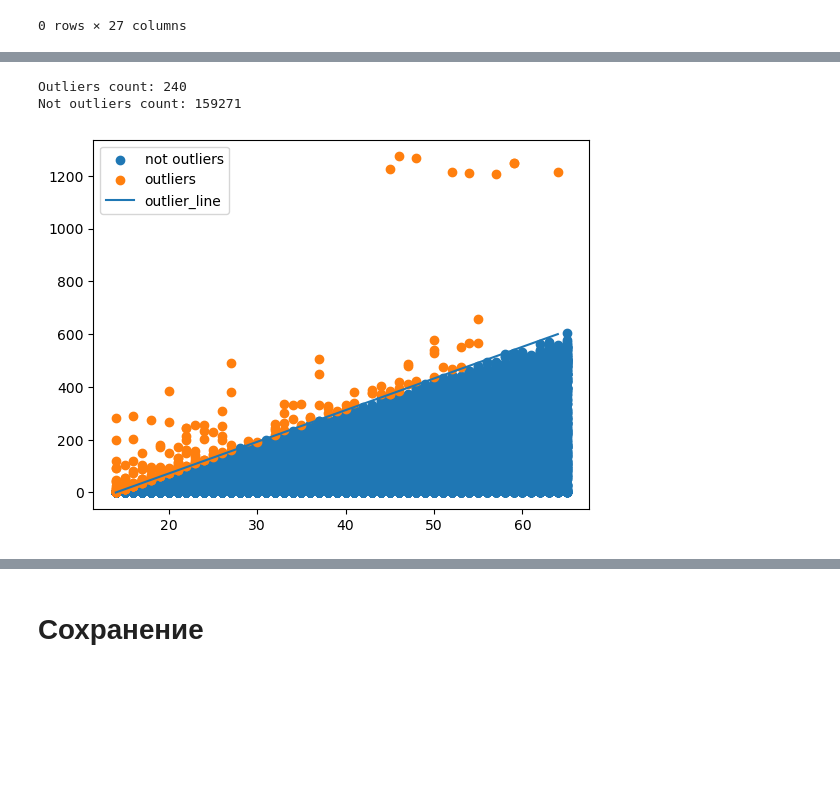
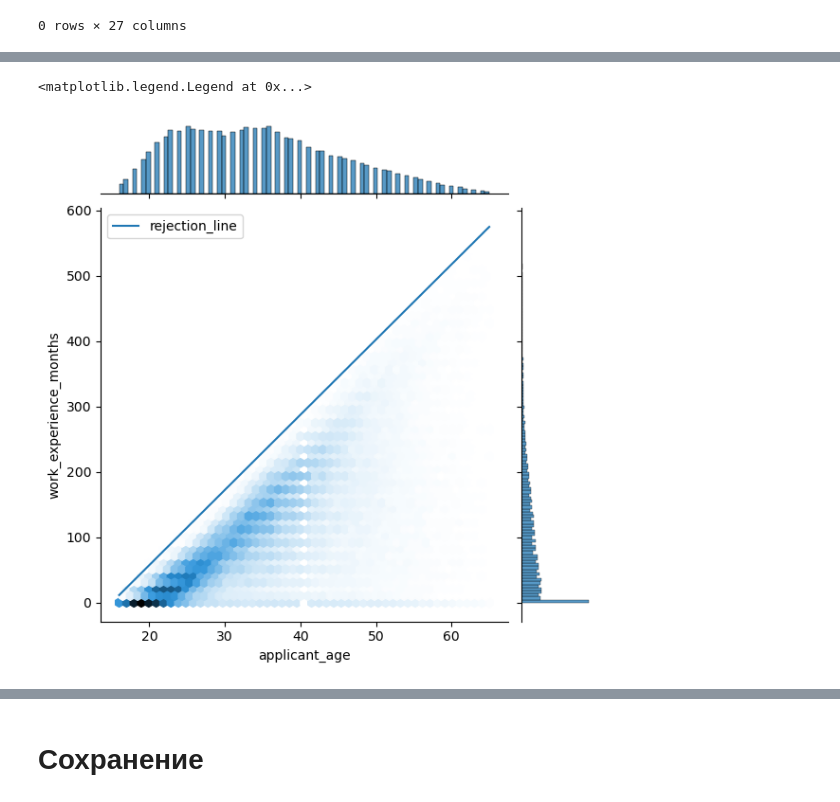
Before and after one commit to listens-to-spotify/-DA-NO-, a Jupyter notebook: preprocessing.ipynb, the cells around one changed output, grey strips where cells are left out. Drawn from its saved outputs; the diff is of its cells as text; code cells hidden in the pictures; blank space fills up the shorter version.

```diff
--- a/preprocessing.ipynb
+++ b/preprocessing.ipynb
@@ -170,3 +167,8 @@ df['applicant_age'] = 0
 for index, row in df.iterrows():
     birth_year = row['year_of_birth']
     df.loc[index, 'applicant_age'] = 2023 - int(birth_year)
+# %%
+df['successful_topic'] =  0
+for index, row in df.iterrows():
+  if (row['initial_state'] == 'invitation') or (row['final_state'] == 'invitation'):
+    df.loc[index, 'successful_topic'] = 1
@@ -238,5 +237,6 @@ min       14.000000
 # %%
-df = df[(df.applicant_age >= 14 ) & (df.applicant_age <= 65)]
+# удаляем всех, кто младше 16 или старше 65 (песнионный возраст)
+df = df[(df.applicant_age >= 16 ) & (df.applicant_age <= 65)]
 unique_resumes = df.drop_duplicates(subset=['resume_id'])
 # %%
 df.resume_region.unique().tolist()
@@ -322,9 +313,19 @@ Name: count, dtype: int64
 # %%
 def F(x):
-    return 12 * (x - 14)
-x = list(range(14, 65, 1))
+    return 11.5 * (x - 15) # 12 - сколько месяцев работают в году условно,
+x = list(range(16, 66, 1))
 y = list(map(F, x))
-plt.scatter(unique_resumes['applicant_age'], unique_resumes['work_experience_months'])
-plt.plot(x, y, 'r')
 # Пока не знаем как задать эту прямую
+unique_resumes_cp = unique_resumes.copy()
+outliers = unique_resumes_cp[unique_resumes_cp.work_experience_months > unique_resumes_cp.applicant_age.apply(F)]
+not_outliers = unique_resumes_cp[unique_resumes_cp.work_experience_months <= unique_resumes_cp.applicant_age.apply(F)]
+plt.scatter(not_outliers['applicant_age'], not_outliers['work_experience_months'], label='not outliers')
+plt.scatter(outliers['applicant_age'], outliers['work_experience_months'], label='outliers')
+plt.plot(x, y, label='rejection line', color='r')
+plt.legend()
+plt.grid()
+print(f'Outliers count: {outliers.shape[0]}')
+print(f'Not outliers count: {not_outliers.shape[0]}')
+print(f'Rejection %: {outliers.shape[0]/not_outliers.shape[0]*100}')
+outliers[outliers.applicant_age <= 16].agg({'initial_state': 'value_counts', 'final_state': 'value_counts'})
 # %% [output]
@@ -332,0 +340,5 @@ plt.plot(x, y, 'r')
+# %%
+# убираем всех, у кого work_experience_months больше 12 * (appplicant_age - 16)
+df = df[df.work_experience_months < df.applicant_age.apply(F)]
+unique_resumes = df.drop_duplicates(subset=['resume_id'])
+sns.scatterplot(unique_resumes, x='applicant_age', y='work_experience_months')
@@ -333,16 +348,9 @@ plt.plot(x, y, 'r')
 # %%
-unique_resumes_cp = unique_resumes.copy()
-outliers = unique_resumes_cp[unique_resumes_cp.work_experience_months > unique_resumes_cp.applicant_age.apply(F)]
-not_outliers = unique_resumes_cp[unique_resumes_cp.work_experience_months <= unique_resumes_cp.applicant_age.apply(F)]
-plt.scatter(not_outliers['applicant_age'], not_outliers['work_experience_months'], label='not outliers')
-plt.scatter(outliers['applicant_age'], outliers['work_experience_months'], label='outliers')
-plt.plot(x, y, label='outlier_line')
+sns.jointplot(unique_resumes, x='applicant_age', y='work_experience_months', kind='hex')
+plt.plot(x, y, label='rejection_line')
 plt.legend()
-print(f'Outliers count: {outliers.shape[0]}')
-print(f'Not outliers count: {not_outliers.shape[0]}')
 # %% [output]
-Outliers count: 240
-Not outliers count: 159271
+<matplotlib.legend.Legend at 0x...>
-[figure, old version]
+[figure, new version]
 # %%
 unique_vacancies = df.drop_duplicates(subset=['vacancy_id'])
```
Also changed, not shown: parts of 26 cells of this notebook.
